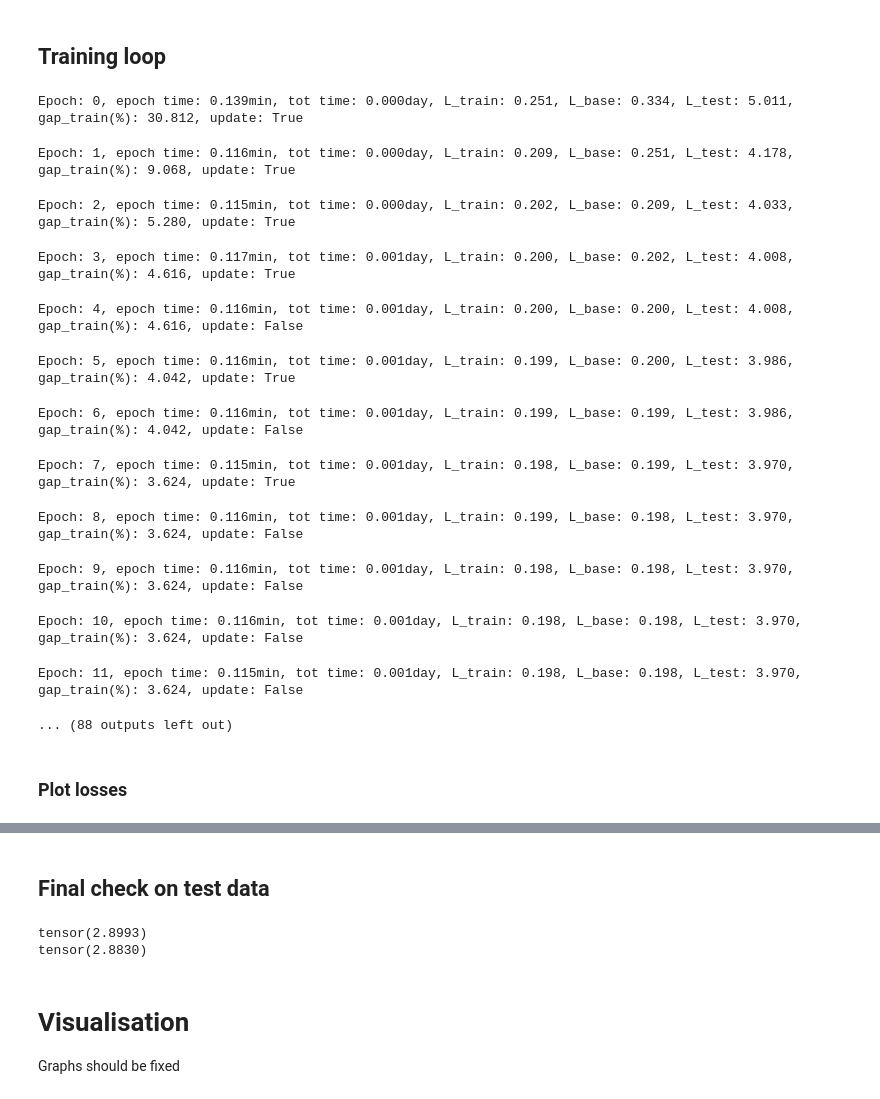
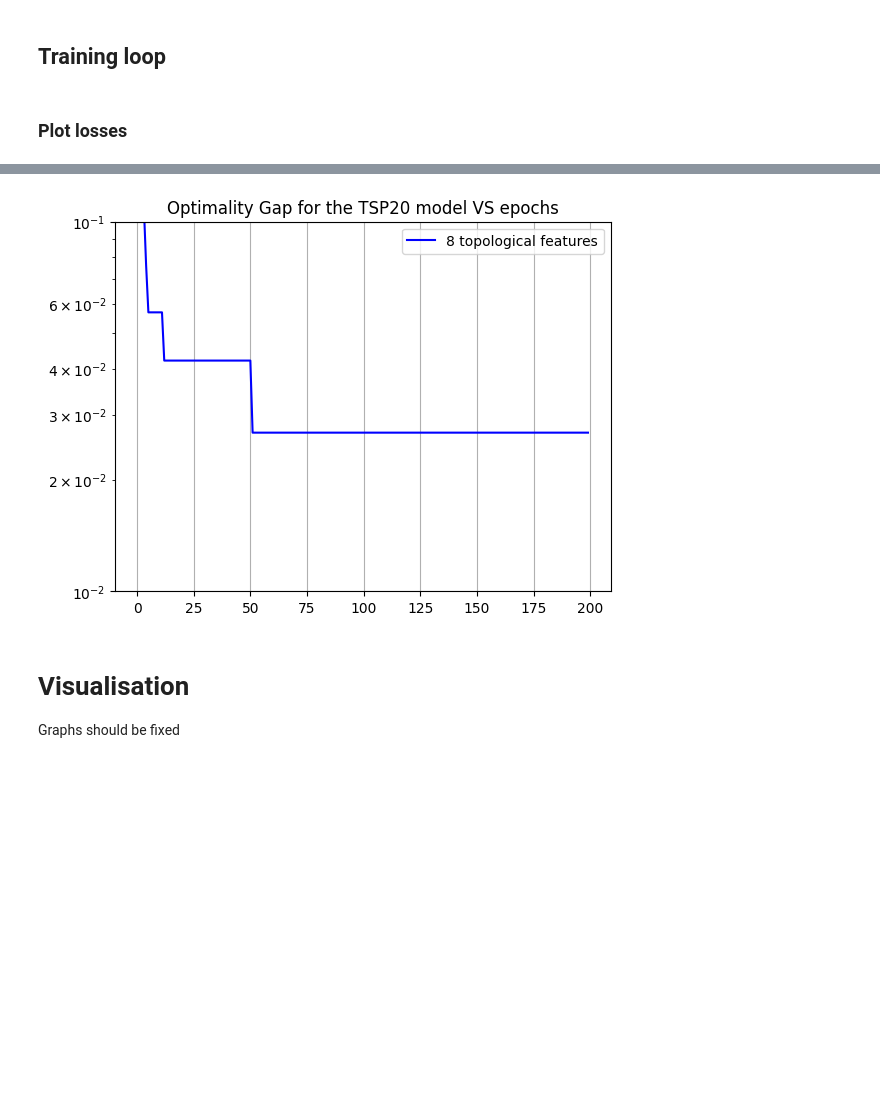
Before and after one commit to MarioAuditore/TDA-for-Travelling-Salesman, a Jupyter notebook: data_generation_and_train.ipynb, the cells around one changed output, grey strips where cells are left out. Drawn from its saved outputs; the diff is of its cells as text; code cells hidden in the pictures; blank space fills up the shorter version.

Commit message:
fixed test data usage

```diff
--- a/data_generation_and_train.ipynb
+++ b/data_generation_and_train.ipynb
@@ -121,8 +104,8 @@ args.gpu_id = gpu_id
 args.nb_nodes = 20 # TSP20
 
 # Transformer parameters
-args.dim_emb = 128 # dimension of embeddings in transformer
-args.dim_ff = 512 # dimension of feed forward layers
+args.dim_emb = 64 # dimension of embeddings in transformer
+args.dim_ff = 256 # dimension of feed forward layers
 args.dim_nodes = 2
 args.dim_model_input = 8 # dimension of input features
 args.nb_layers_encoder = 6
@@ -131,10 +114,10 @@ args.nb_heads = 8
 
 #
 args.nb_epochs = 200 # number of epochs
-args.batch_size = 4096 # batch size
+args.batch_size = 12000 # batch size
 args.nb_batch_per_epoch = 250 # number of batches to generate on each epoch for training
 args.nb_batch_eval = 100 # number of batches to generate on each epoch for evaluation
-args.lr = 1e-3 # optimiser lr
+args.lr = 5e-3 # optimiser lr
 args.tol = 1e-3 # model should perform better w.r.t tolerance to be updated
 args.batchnorm = True  # if batchnorm=True  than batch norm is used
 # args.batchnorm = False # if batchnorm=False than layer norm is used
@@ -400,8 +374,11 @@ gap_history = []
 
 train_data = torch.tensor(train_data, dtype=torch.float32).to(device)
 eval_data = torch.tensor(eval_data, dtype=torch.float32).to(device)
+x_test = torch.tensor(x_test, dtype=torch.float32).to(device)
 
-for epoch in tqdm(range(0, args.nb_epochs), desc="Epochs"):
+pbar = tqdm(range(args.nb_epochs))
+
+for epoch in pbar:
 
     # re-start training with saved checkpoint
     # epoch += epoch_ckpt
@@ -449,7 +426,7 @@ for epoch in tqdm(range(0, args.nb_epochs), desc="Epochs"):
     mean_tour_length_train = 0
     mean_tour_length_baseline = 0
 
-    for data in batch_sampler(eval_data, args.batch_size, shuffle=False):
+    for data in batch_sampler(eval_data, args.batch_size, shuffle=True):
 
         # compute tour for model and baseline
         with torch.no_grad():
@@ -477,26 +454,29 @@ for epoch in tqdm(range(0, args.nb_epochs), desc="Epochs"):
 
     # For new baseline compute TSPs for small test set
     with torch.no_grad():
-        data = torch.tensor(np.array(Parallel(n_jobs=-1)(delayed(calculate_homology)(i) for i in x_test_tsp)), dtype=torch.float32)
-        tour_baseline, _ = model_baseline(data.to(device), deterministic=True)
-    mean_tour_length_test = compute_tour_length(x_test_tsp, tour_baseline.to('cpu')).mean().item()
+        tour_baseline, _ = model_baseline(x_test, deterministic=True)
+    x_test_coords = x_test[:, :, :2]
+    mean_tour_length_test = compute_tour_length(x_test_coords, tour_baseline.to('cpu')).mean().item()
     length_test.append(mean_tour_length_test) # save
     # For checkpoint
-    plot_performance_train.append([(epoch+1), mean_tour_length_train])
-    plot_performance_baseline.append([(epoch+1), mean_tour_length_baseline])
+#     plot_performance_train.append([(epoch+1), mean_tour_length_train])
+#     plot_performance_baseline.append([(epoch+1), mean_tour_length_baseline])
 
     # Compute optimality gap
-    gap_train = mean_tour_length_test / x_test_len - 1.0
+    gap_train = mean_tour_length_test / x_test_optimal_length - 1.0
     gap_history.append(gap_train) # save
 
     # Print and save in txt file
-    mystring_min = 'Epoch: {:d}, epoch time: {:.3f}min, tot time: {:.3f}day, L_train: {:.3f}, L_base: {:.3f}, L_test: {:.3f}, gap_train(%): {:.3f}, update: {}'.format(
-        epoch, time_one_epoch/60, time_tot/86400, mean_tour_length_train, mean_tour_length_baseline, mean_tour_length_test, 100*gap_train, update_baseline)
-    print(mystring_min) # Comment if plot display
+#     mystring_min = 'Epoch: {:d}, epoch time: {:.3f}min, gap_train(%): {:.3f}, update: {}'.format(
+#         epoch, time_one_epoch/60, 100*gap_train, update_baseline)
+#     print(mystring_min) # Comment if plot display
 
     # all_strings.append(mystring_min) # Uncomment if plot display
     # for string in all_strings:
     #     print(string)
+
+    # Update the tqdm progress bar
+    pbar.set_description('Epoch: {:d}, epoch time: {:.3f}min, gap_train(%): {:.3f}, update: {}'.format(epoch, time_one_epoch / 60, 100 * gap_train, update_baseline))
 
     # Saving checkpoint
     checkpoint_dir = "checkpoint"
@@ -521,20 +501,6 @@ for epoch in tqdm(range(0, args.nb_epochs), desc="Epochs"):
         'model_train': model_train.state_dict(),
         'optimizer': optimizer.state_dict(),
         }, os.path.join(checkpoint_dir, model_checkpoint_filename))
-# %% [output]
-Epoch: 0, epoch time: 0.139min, tot time: 0.000day, L_train: 0.251, L_base: 0.334, L_test: 5.011, gap_train(%): 30.812, update: True
-Epoch: 1, epoch time: 0.116min, tot time: 0.000day, L_train: 0.209, L_base: 0.251, L_test: 4.178, gap_train(%): 9.068, update: True
-Epoch: 2, epoch time: 0.115min, tot time: 0.000day, L_train: 0.202, L_base: 0.209, L_test: 4.033, gap_train(%): 5.280, update: True
-Epoch: 3, epoch time: 0.117min, tot time: 0.001day, L_train: 0.200, L_base: 0.202, L_test: 4.008, gap_train(%): 4.616, update: True
-Epoch: 4, epoch time: 0.116min, tot time: 0.001day, L_train: 0.200, L_base: 0.200, L_test: 4.008, gap_train(%): 4.616, update: False
-Epoch: 5, epoch time: 0.116min, tot time: 0.001day, L_train: 0.199, L_base: 0.200, L_test: 3.986, gap_train(%): 4.042, update: True
-Epoch: 6, epoch time: 0.116min, tot time: 0.001day, L_train: 0.199, L_base: 0.199, L_test: 3.986, gap_train(%): 4.042, update: False
-Epoch: 7, epoch time: 0.115min, tot time: 0.001day, L_train: 0.198, L_base: 0.199, L_test: 3.970, gap_train(%): 3.624, update: True
-Epoch: 8, epoch time: 0.116min, tot time: 0.001day, L_train: 0.199, L_base: 0.198, L_test: 3.970, gap_train(%): 3.624, update: False
-Epoch: 9, epoch time: 0.116min, tot time: 0.001day, L_train: 0.198, L_base: 0.198, L_test: 3.970, gap_train(%): 3.624, update: False
-Epoch: 10, epoch time: 0.116min, tot time: 0.001day, L_train: 0.198, L_base: 0.198, L_test: 3.970, gap_train(%): 3.624, update: False
-Epoch: 11, epoch time: 0.115min, tot time: 0.001day, L_train: 0.198, L_base: 0.198, L_test: 3.970, gap_train(%): 3.624, update: False
-... (88 outputs left out)
 # %%
 plot_data_filename = (
     f"{date_time_str}, "
@@ -564,7 +530,7 @@ gap_history = checkpoint['gap_history']
 
 plt.plot([gap.numpy() for gap in gap_history], label=f'{args.dim_model_input} topological features', color='b')
 plt.yscale('log')
-plt.ylim([1e-2, 0.1])
+plt.ylim([1e-2, 1e-1])
 plt.title('Optimality Gap for the TSP20 model VS epochs')
 plt.grid(True)
 plt.legend()
@@ -575,18 +540,4 @@ FileNotFoundError: [Errno 2] No such file or directory: 'checkpoint/2024.03.21-1
+[figure, added]
-# %% [markdown]
-## Final check on test data
-# %%
-data = x_test_tsp
-
-with torch.no_grad():
-    data = torch.tensor(Parallel(n_jobs=-1)(delayed(calculate_homology)(i) for i in x_test_tsp), dtype=torch.float32)
-    tour_baseline, _ = model_baseline(data.to(device), deterministic=True)
-    Length_with_NN_mean = compute_tour_length(x_test_tsp, tour_baseline.to('cpu')).mean()
-    Length_with_concorde_mean = x_test_len
-print(Length_with_NN_mean)
-print(Length_with_concorde_mean)
-# %% [output]
-tensor(2.8993)
-tensor(2.8830)
 # %% [markdown]
 # Visualisation
 Graphs should be fixed
```
Also changed, not shown: parts of 25 cells of this notebook, 2 other files.
